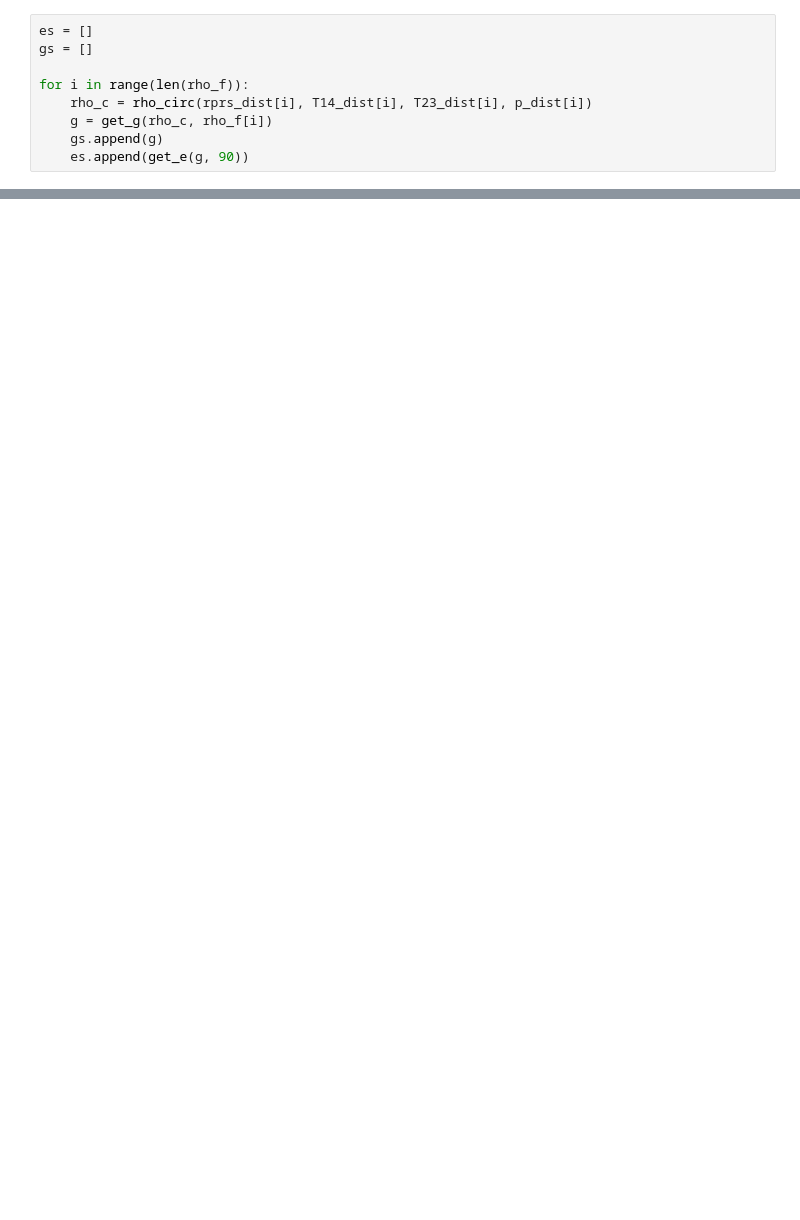
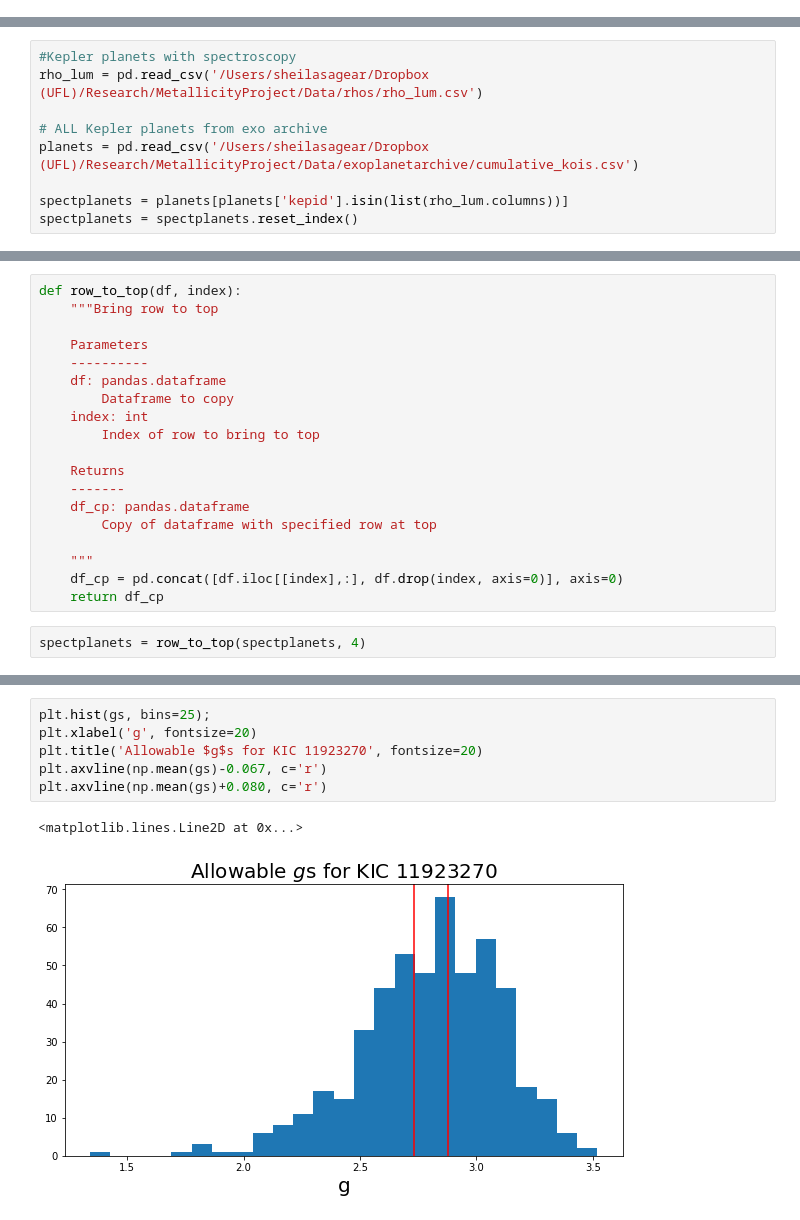
Before and after one commit to ssagear/photoeccentric, a Jupyter notebook: docs/exploratory_notebooks/photoeccentric.ipynb, the cells around one changed output, grey strips where cells are left out. Saved outputs shown, nothing was run; the diff lists cells and outputs as text; blank space fills up the shorter version.

```diff
--- a/docs/exploratory_notebooks/photoeccentric.ipynb
+++ b/docs/exploratory_notebooks/photoeccentric.ipynb
@@ -195,9 +0,0 @@ for i in range(len(rhos)): #for element in histogram for star 0:
-# %%
-es = []
-gs = []
-
-for i in range(len(rho_f)):
-    rho_c = rho_circ(rprs_dist[i], T14_dist[i], T23_dist[i], p_dist[i])
-    g = get_g(rho_c, rho_f[i])
-    gs.append(g)
-    es.append(get_e(g, 90))
@@ -203,0 +164,9 @@ for i in range(len(rho_f)):
+# %%
+#Kepler planets with spectroscopy
+rho_lum = pd.read_csv('/Users/sheilasagear/Dropbox (UFL)/Research/MetallicityProject/Data/rhos/rho_lum.csv')
+
+# ALL Kepler planets from exo archive
+planets = pd.read_csv('/Users/sheilasagear/Dropbox (UFL)/Research/MetallicityProject/Data/exoplanetarchive/cumulative_kois.csv')
+
+spectplanets = planets[planets['kepid'].isin(list(rho_lum.columns))]
+spectplanets = spectplanets.reset_index()
@@ -203,0 +182,21 @@ for i in range(len(rho_f)):
+# %%
+def row_to_top(df, index):
+    """Bring row to top
+
+    Parameters
+    ----------
+    df: pandas.dataframe
+        Dataframe to copy
+    index: int
+        Index of row to bring to top
+
+    Returns
+    -------
+    df_cp: pandas.dataframe
+        Copy of dataframe with specified row at top
+
+    """
+    df_cp = pd.concat([df.iloc[[index],:], df.drop(index, axis=0)], axis=0)
+    return df_cp
+# %%
+spectplanets = row_to_top(spectplanets, 4)
@@ -203,0 +269,9 @@ for i in range(len(rho_f)):
+# %%
+plt.hist(gs, bins=25);
+plt.xlabel('g', fontsize=20)
+plt.title('Allowable $g$s for KIC 11923270', fontsize=20)
+plt.axvline(np.mean(gs)-0.067, c='r')
+plt.axvline(np.mean(gs)+0.080, c='r')
+# %% [output]
+<matplotlib.lines.Line2D at 0x...>
+[figure, added]
```
Also changed, not shown: parts of 45 cells of this notebook, 1 other file.
